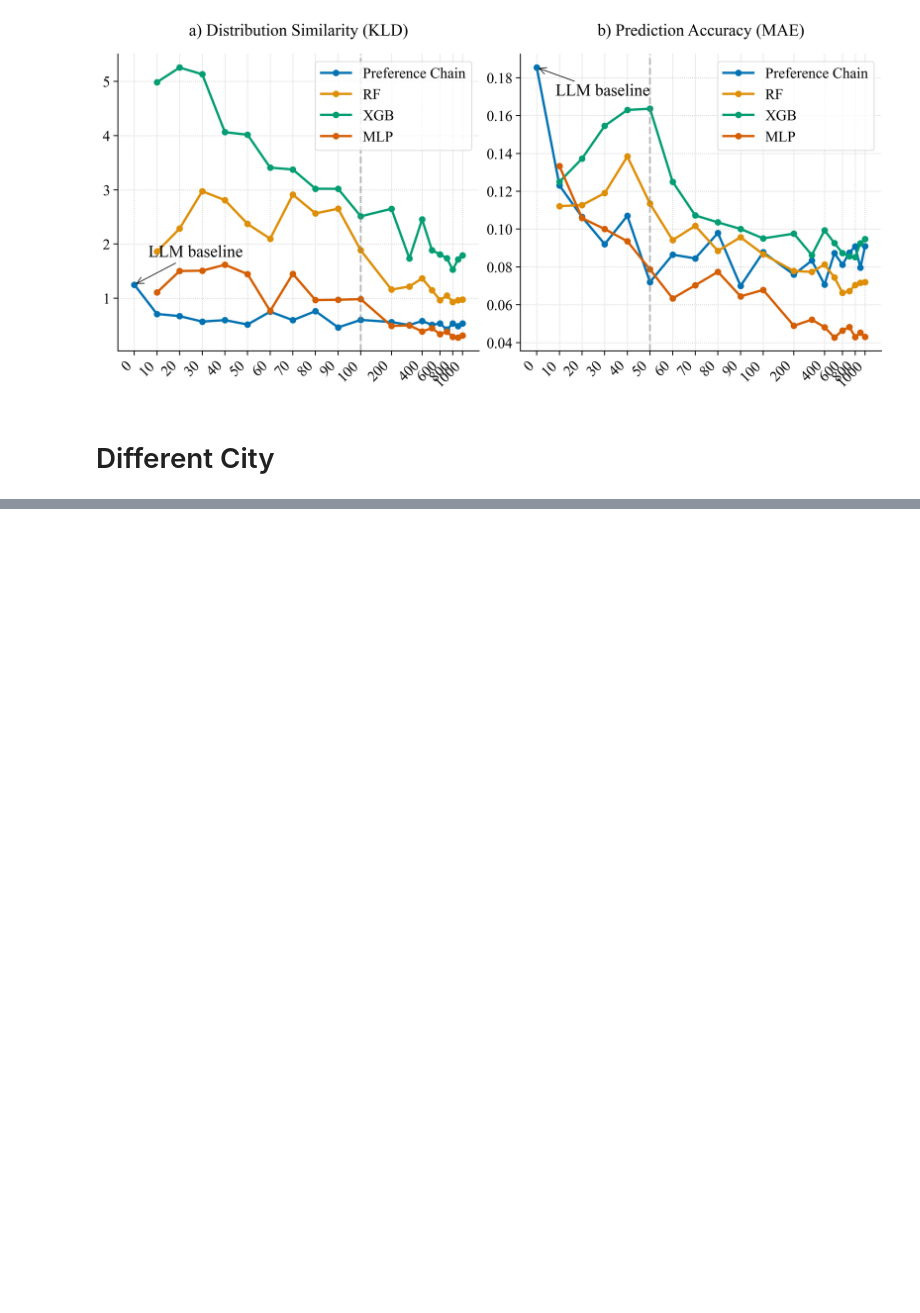
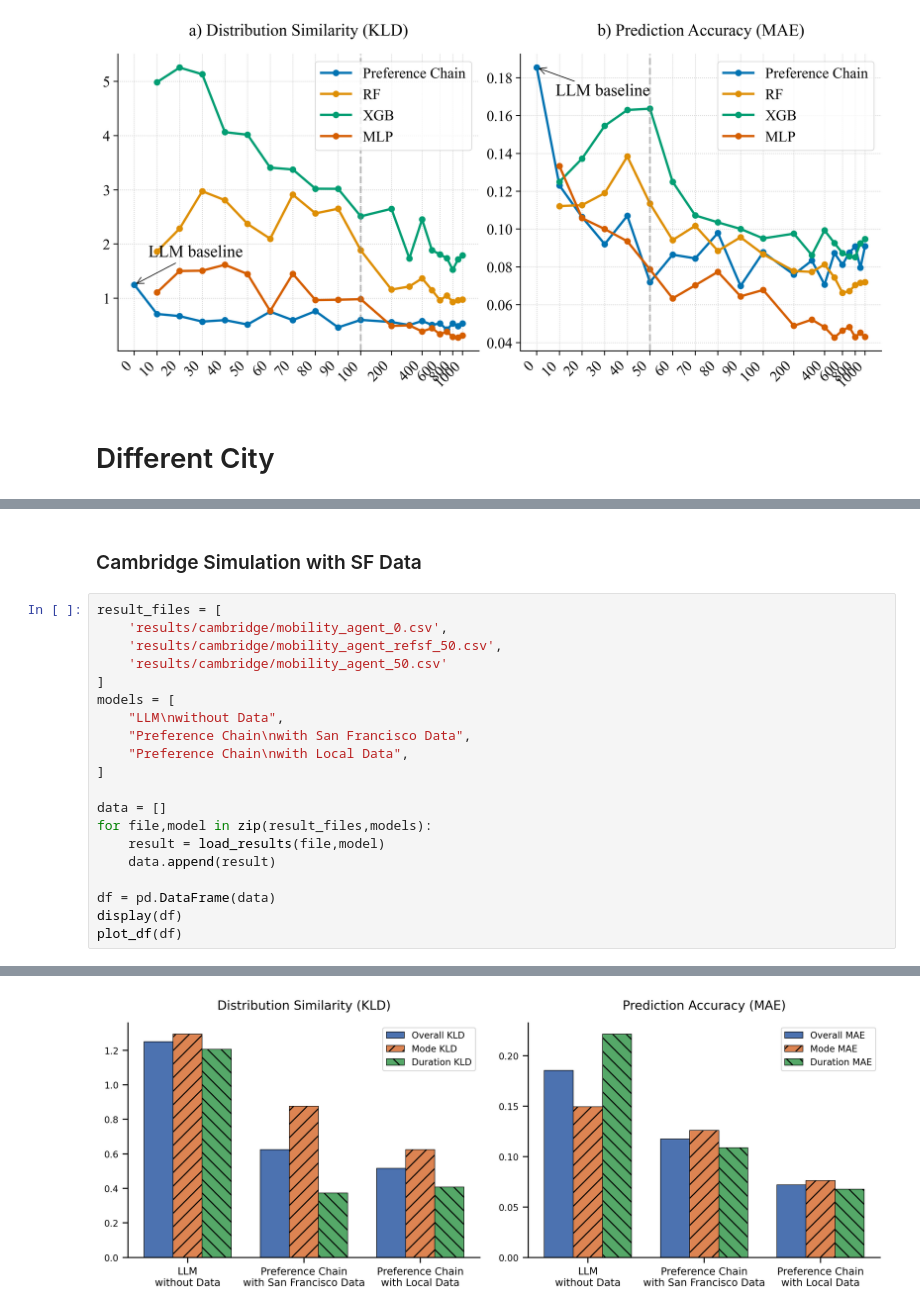
Before and after one commit to kekehurry/mobility_agent, a Jupyter notebook: exp1_step2_analysis.ipynb, the cells around one changed output, grey strips where cells are left out. Saved outputs shown, nothing was run; the diff lists cells and outputs as text; blank space fills up the shorter version.

```diff
--- a/exp1_step2_analysis.ipynb
+++ b/exp1_step2_analysis.ipynb
@@ -772,0 +665,23 @@ plot_mode_prediction(result_df)
+# %% [markdown]
+### Cambridge Simulation with SF Data
+# %%
+result_files = [
+    'results/cambridge/mobility_agent_0.csv',
+    'results/cambridge/mobility_agent_refsf_50.csv',
+    'results/cambridge/mobility_agent_50.csv'
+]
+models = [
+    "LLM\nwithout Data",
+    "Preference Chain\nwith San Francisco Data",
+    "Preference Chain\nwith Local Data",
+]
+
+data = []
+for file,model in zip(result_files,models):
+    result = load_results(file,model)
+    data.append(result)
+
+df = pd.DataFrame(data)
+display(df)
+plot_df(df)
+# %% [output]
@@ -772,0 +692 @@ plot_mode_prediction(result_df)
+[figure, added]
```
Also changed, not shown: parts of 10 cells of this notebook, 11 other files.
